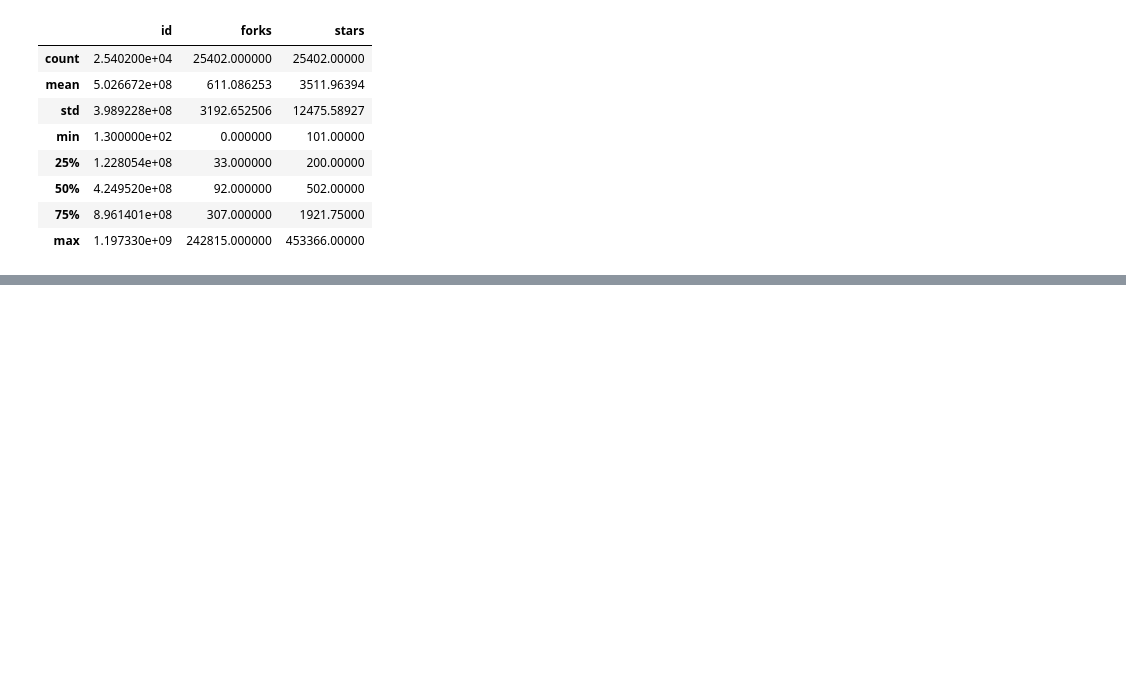
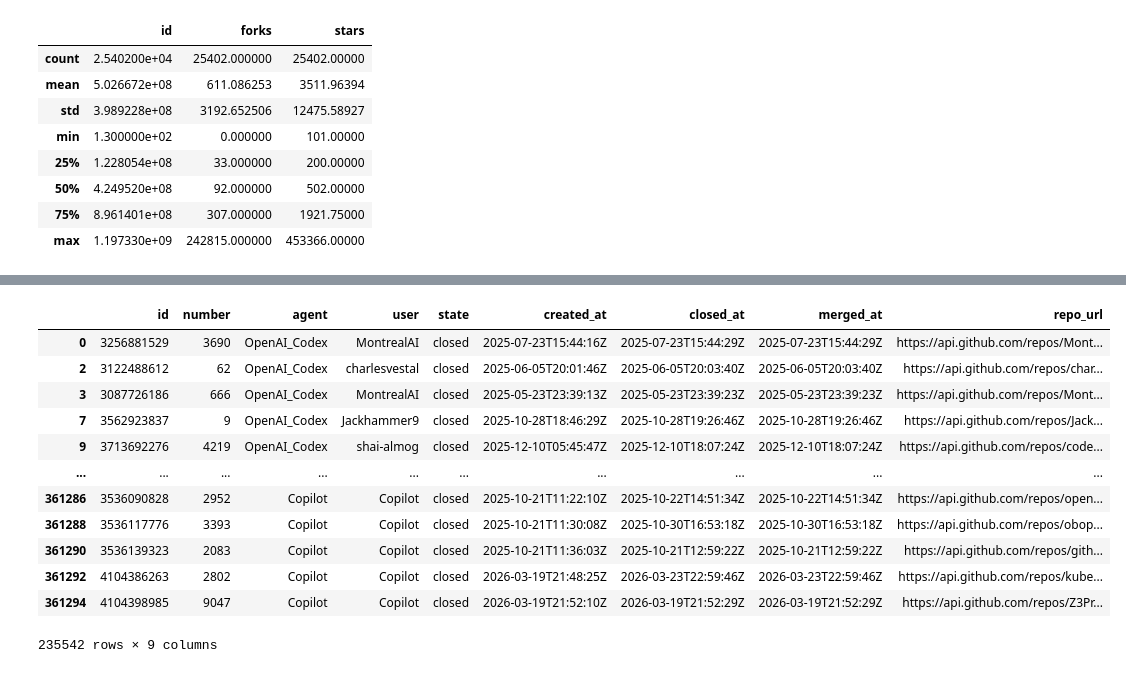
Before and after one commit to lasduarte/g4-metodologia, a Jupyter notebook: codigo/etapa_01_entendimento_dos_dados.ipynb, the cells around one changed output, grey strips where cells are left out. Cells and saved outputs as stored; diff of their text form; code cells hidden in the pictures; blank space fills up the shorter version.

```diff
--- a/codigo/etapa_01_entendimento_dos_dados.ipynb
+++ b/codigo/etapa_01_entendimento_dos_dados.ipynb
@@ -281,0 +292,2 @@ KeyboardInterrupt:
+# %%
+df_prs = df_prs[~df_prs['merged_at'].isna()]
@@ -281,0 +296,18 @@ KeyboardInterrupt:
+# %%
+df_prs = df_prs[~df_prs['user'].str.contains(r'\[bot\]')]
+# %%
+df_prs
+# %% [output]
+|  | id | number | agent | user | state | created_at | closed_at | merged_at | repo_url |
+| 0 | 3256881529 | 3690 | OpenAI_Codex | MontrealAI | closed | 2025-07-23T15:44:16Z | 2025-07-23T15:44:29Z | 2025-07-23T15:44:29Z | https://api.github.com/repos/Mont... |
+| 2 | 3122488612 | 62 | OpenAI_Codex | charlesvestal | closed | 2025-06-05T20:01:46Z | 2025-06-05T20:03:40Z | 2025-06-05T20:03:40Z | https://api.github.com/repos/char... |
+| 3 | 3087726186 | 666 | OpenAI_Codex | MontrealAI | closed | 2025-05-23T23:39:13Z | 2025-05-23T23:39:23Z | 2025-05-23T23:39:23Z | https://api.github.com/repos/Mont... |
+| 7 | 3562923837 | 9 | OpenAI_Codex | Jackhammer9 | closed | 2025-10-28T18:46:29Z | 2025-10-28T19:26:46Z | 2025-10-28T19:26:46Z | https://api.github.com/repos/Jack... |
+| 9 | 3713692276 | 4219 | OpenAI_Codex | shai-almog | closed | 2025-12-10T05:45:47Z | 2025-12-10T18:07:24Z | 2025-12-10T18:07:24Z | https://api.github.com/repos/code... |
+| ... | ... | ... | ... | ... | ... | ... | ... | ... | ... |
+| 361286 | 3536090828 | 2952 | Copilot | Copilot | closed | 2025-10-21T11:22:10Z | 2025-10-22T14:51:34Z | 2025-10-22T14:51:34Z | https://api.github.com/repos/open... |
+| 361288 | 3536117776 | 3393 | Copilot | Copilot | closed | 2025-10-21T11:30:08Z | 2025-10-30T16:53:18Z | 2025-10-30T16:53:18Z | https://api.github.com/repos/obop... |
+| 361290 | 3536139323 | 2083 | Copilot | Copilot | closed | 2025-10-21T11:36:03Z | 2025-10-21T12:59:22Z | 2025-10-21T12:59:22Z | https://api.github.com/repos/gith... |
+| 361292 | 4104386263 | 2802 | Copilot | Copilot | closed | 2026-03-19T21:48:25Z | 2026-03-23T22:59:46Z | 2026-03-23T22:59:46Z | https://api.github.com/repos/kube... |
+| 361294 | 4104398985 | 9047 | Copilot | Copilot | closed | 2026-03-19T21:52:10Z | 2026-03-19T21:52:29Z | 2026-03-19T21:52:29Z | https://api.github.com/repos/Z3Pr... |
+235542 rows × 9 columns
```
Also changed, not shown: parts of 20 cells of this notebook.
